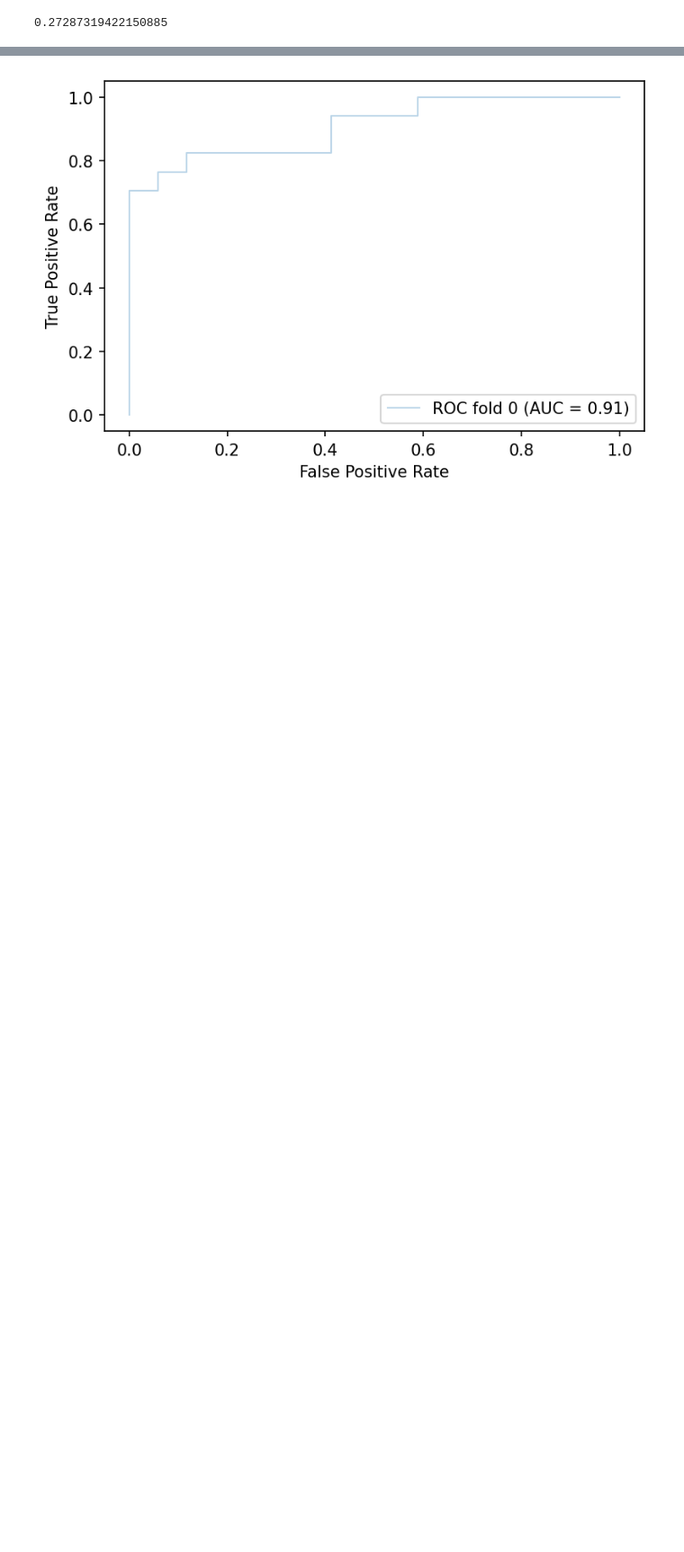
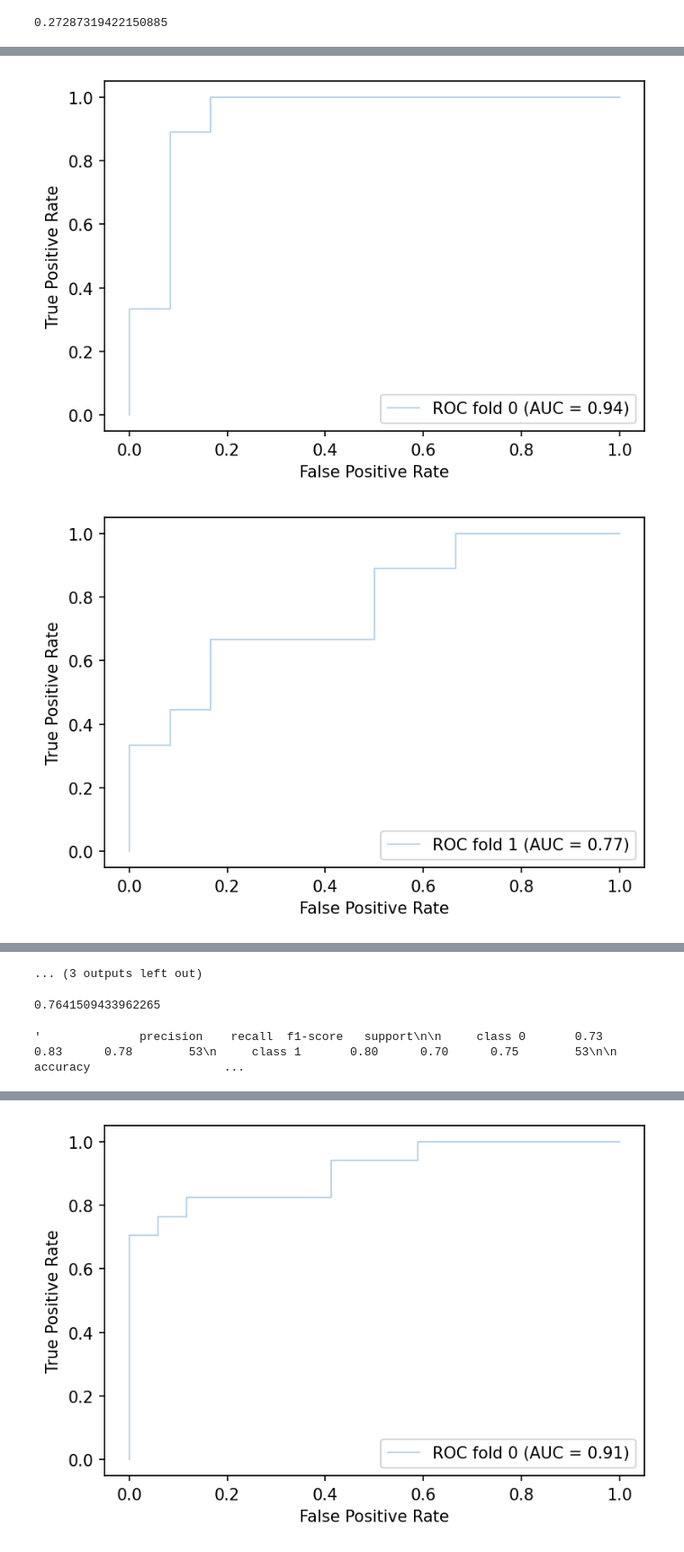
Before and after one commit to ChatterjeeAyan/FoodMineII, a Jupyter notebook: Milk Paper Ranking.ipynb, the cells around one changed output, grey strips where cells are left out. Shown at 90% size. Saved outputs shown, nothing was run; the diff lists cells and outputs as text; code cells hidden in the pictures; blank space fills up the shorter version.

```diff
--- a/Milk Paper Ranking.ipynb
+++ b/Milk Paper Ranking.ipynb
@@ -256,3 +241,5 @@ Creating features...
 bmodel_data.data['chem_ent_ratio'] = btrain['chem_ent_ratio'].values
 bmodel_data.data['chem_term_count'] = btrain['chem_term_count'].values
 bmodel_data.data['bigram_score'] = btrain['bigram_score'].values
+# %%
+atrain = pd.read_csv("apple__abstract[chemical_gen].csv")
@@ -352,0 +340,9 @@ cv_combined_data
+# %%
+cv_garlic_data_train = pd.concat([gtrain,gval],ignore_index=True)
+cv_garlic_data_test = gtest
+cv_cocoa_data_train = pd.concat([ctrain,cval],ignore_index=True)
+cv_cocoa_data_test = ctest
+cv_basil_data_train = pd.concat([btrain,bval],ignore_index=True)
+cv_basil_data_test = btest
+cv_apple_data_train = pd.concat([atrain,aval],ignore_index=True)
+cv_apple_data_test = atest
@@ -377,0 +385,8 @@ def xgboost_model(x,y,n_splits = 15):
+# %%
+xgarlic_train = cv_garlic_data_train.copy().drop('class', axis = 1)
+ygarlic_train = cv_garlic_data_train.copy()['class']
+# %%
+garlic_cross_val,garlic_train_auc = xgboost_model(xgarlic_train,ygarlic_train)
+# %% [output]
+[figure, added]
+[figure, added]
@@ -377,0 +403 @@ def xgboost_model(x,y,n_splits = 15):
+... (3 outputs left out)
@@ -377,0 +407,10 @@ def xgboost_model(x,y,n_splits = 15):
+# %%
+xgb_garlic_predict = garlic_cross_val.predict(xgarlic_test)
+roc_auc_score(ygarlic_test,xgb_garlic_predict)
+# %% [output]
+0.7641509433962265
+# %%
+target = ['class 0', 'class 1']
+classification_report(ygarlic_test,xgb_garlic_predict,target_names=target)
+# %% [output]
+'              precision    recall  f1-score   support\n\n     class 0       0.73      0.83      0.78        53\n     class 1       0.80      0.70      0.75        53\n\n    accuracy                   ...
```
Also changed, not shown: parts of 59 cells of this notebook.
